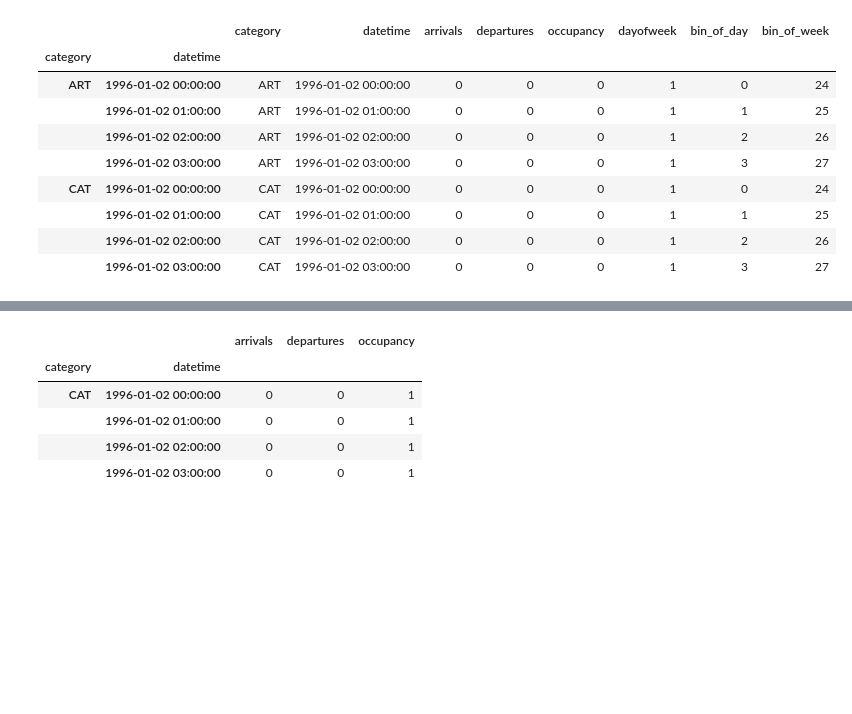
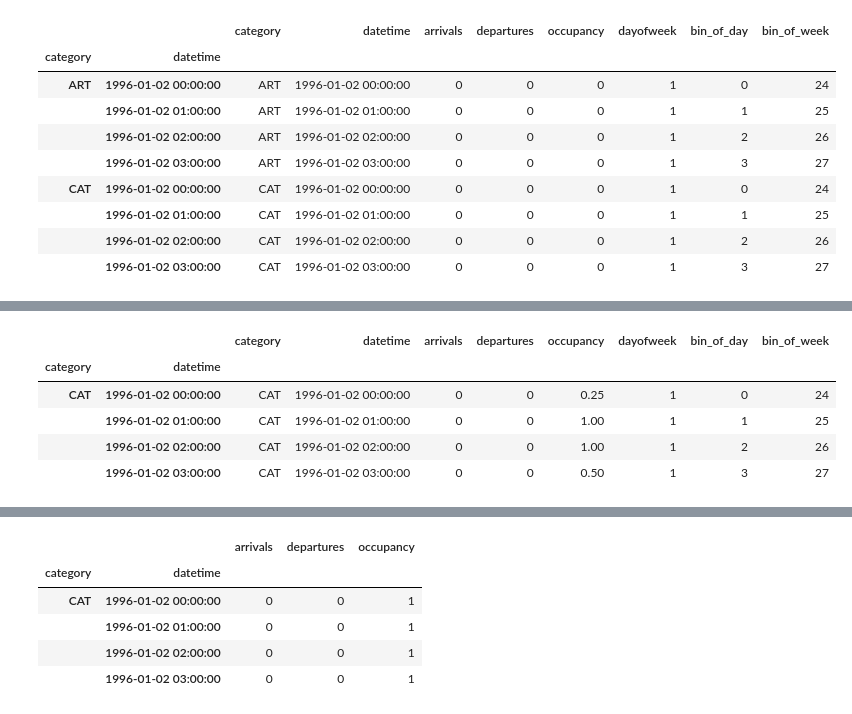
Before and after one commit to misken/hillmaker, a Jupyter notebook: hillmaker/hillpy_bydate_devnotes.ipynb, the cells around one changed output, grey strips where cells are left out. Saved outputs shown, nothing was run; the diff lists cells and outputs as text; code cells hidden in the pictures; blank space fills up the shorter version.

```diff
--- a/hillmaker/hillpy_bydate_devnotes.ipynb
+++ b/hillmaker/hillpy_bydate_devnotes.ipynb
@@ -427,0 +438,11 @@ bydate_df.loc[idx[['ART','CAT'],datetime(1996,1,2,0):datetime(1996,1,2,3)],idx[:
+# %%
+df_inc2 = DataFrame(bydate_df.loc[idx[['CAT'],datetime(1996,1,2,0):datetime(1996,1,2,3)],:])
+# %%
+df_inc2
+# %% [output]
+|  |  | category | datetime | arrivals | departures | occupancy | dayofweek | bin_of_day | bin_of_week |
+| category | datetime |  |  |  |  |  |  |  |  |
+| CAT | 1996-01-02 00:00:00 | CAT | 1996-01-02 00:00:00 | 0 | 0 | 0.25 | 1 | 0 | 24 |
+|  | 1996-01-02 01:00:00 | CAT | 1996-01-02 01:00:00 | 0 | 0 | 1.00 | 1 | 1 | 25 |
+|  | 1996-01-02 02:00:00 | CAT | 1996-01-02 02:00:00 | 0 | 0 | 1.00 | 1 | 2 | 26 |
+|  | 1996-01-02 03:00:00 | CAT | 1996-01-02 03:00:00 | 0 | 0 | 0.50 | 1 | 3 | 27 |
```
Also changed, not shown: parts of 5 cells of this notebook.
